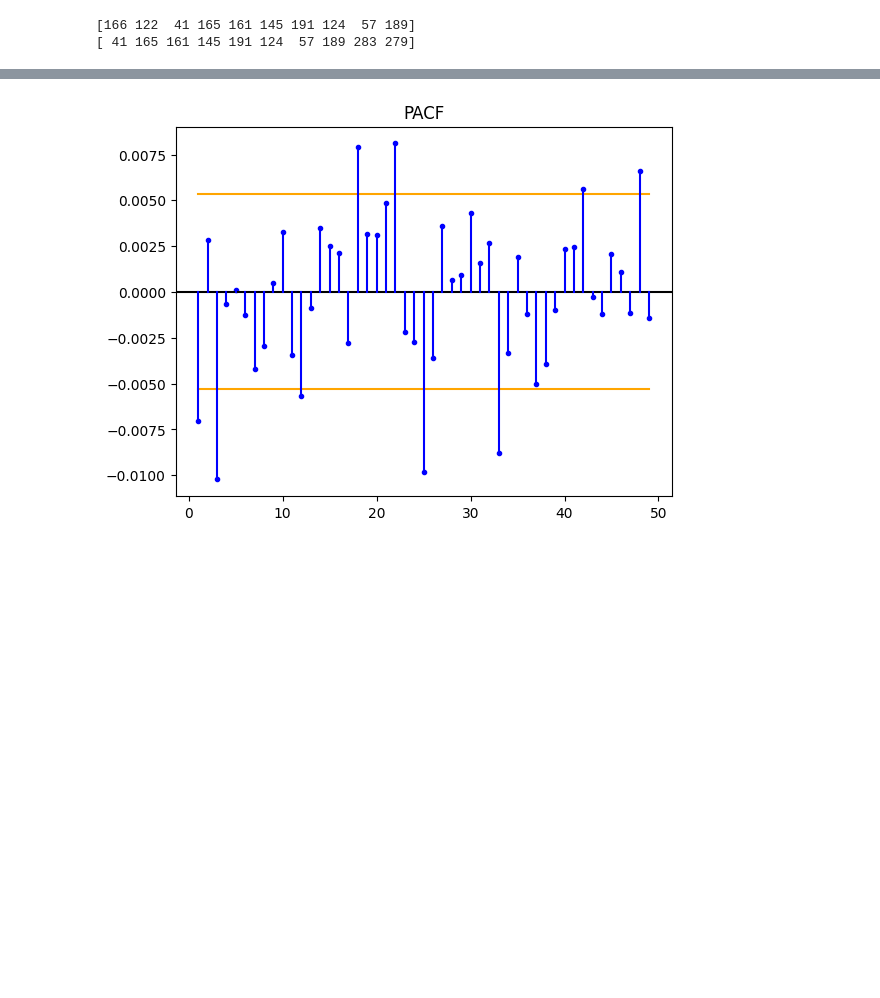
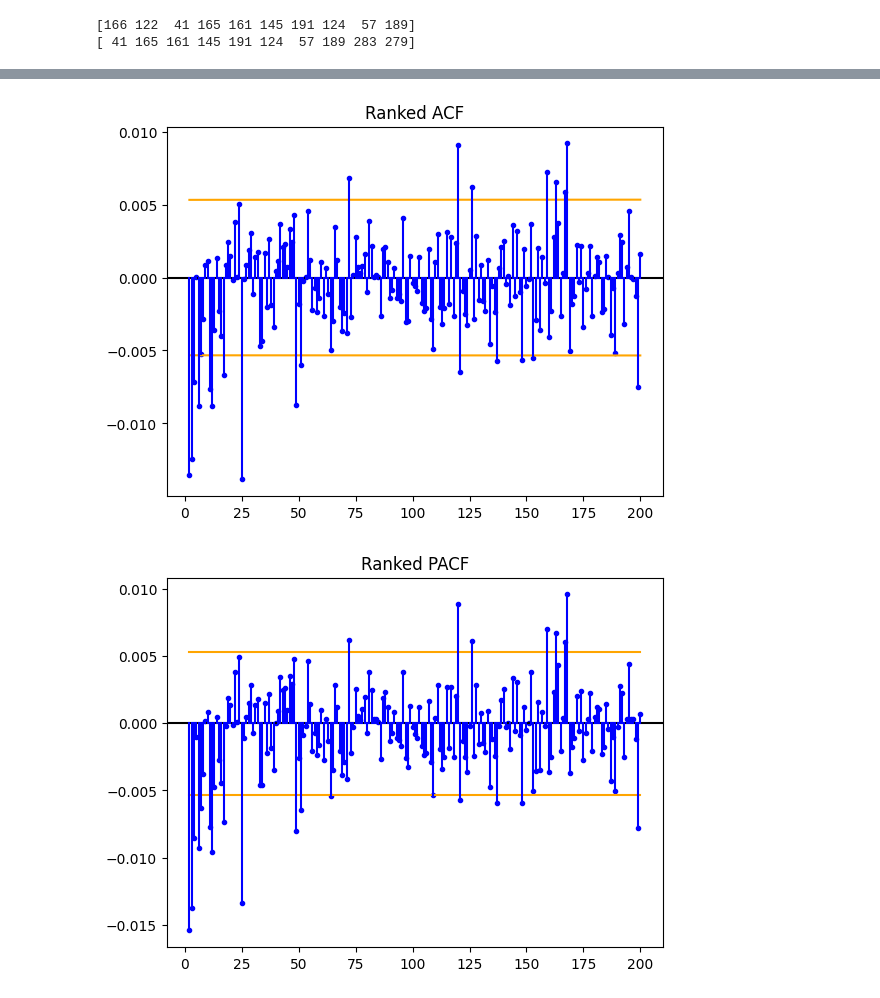
Before and after one commit to badassdatascience/badass-data-science, a Jupyter notebook: badassdatascience/forex/EDA/EDA-Untitled.ipynb, the cells around one changed output, grey strips where cells are left out. Saved outputs shown, nothing was run; the diff lists cells and outputs as text; code cells hidden in the pictures; blank space fills up the shorter version.

```diff
--- a/badassdatascience/forex/EDA/EDA-Untitled.ipynb
+++ b/badassdatascience/forex/EDA/EDA-Untitled.ipynb
@@ -152,4 +123,17 @@ plot_acf_and_pacf_the_way_emily_wants_it(a_cf, aCI, 'ACF')
-# %%
-plot_acf_and_pacf_the_way_emily_wants_it(pa_cf, paCI, 'PACF')
-# %% [output]
-[figure, removed]
+# %%
+from scipy.stats import rankdata
+
+x = ts.df_diff_filled_forward['y'].values
+
+x_ranked = rankdata(x)
+
+r_a_cf, r_acf_ci = compute_acf_the_way_emily_wants_it(x_ranked, nlags = 200)
+r_pa_cf, r_pacf_ci = compute_pacf_the_way_emily_wants_it(x_ranked, nlags = 200)
+r_aCI = center_the_ci_around_zero(r_a_cf, r_acf_ci)
+r_paCI = center_the_ci_around_zero(r_pa_cf, r_pacf_ci)
+
+plot_acf_and_pacf_the_way_emily_wants_it(r_a_cf, r_aCI, 'Ranked ACF', first_lag = 2)
+plot_acf_and_pacf_the_way_emily_wants_it(r_pa_cf, r_paCI, 'Ranked PACF', first_lag = 2)
+# %% [output]
+[figure, added]
+[figure, added]
```
Also changed, not shown: parts of 2 cells of this notebook.
